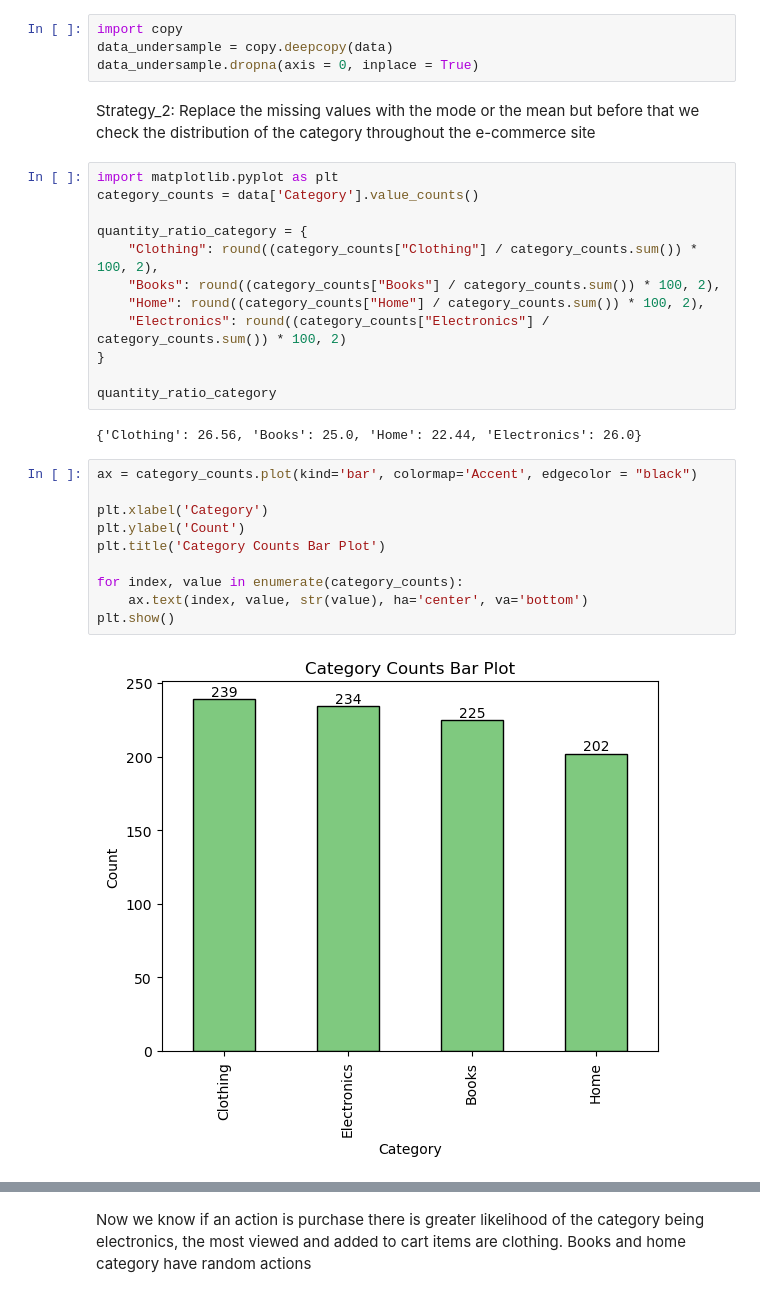
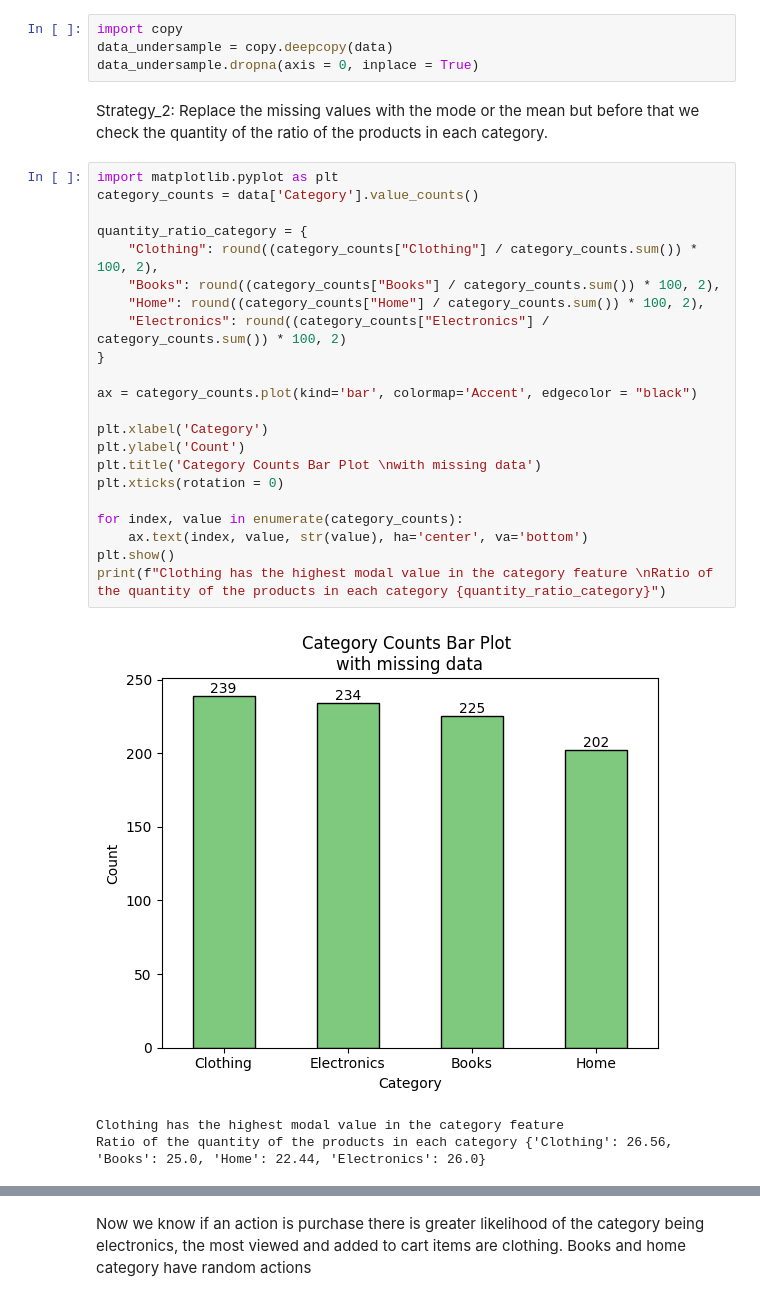
Before and after one commit to afsarahannan/AI_Assignments, a Jupyter notebook: Assignment_2.ipynb, the cells around one changed output, grey strips where cells are left out. Cells and saved outputs as stored; diff of their text form.

```diff
--- a/Assignment_2.ipynb
+++ b/Assignment_2.ipynb
@@ -80,31 +96,31 @@ import copy
 data_undersample = copy.deepcopy(data)
 data_undersample.dropna(axis = 0, inplace = True)
 # %% [markdown]
-Strategy_2: Replace the missing values with the mode or the mean but before that we check the distribution of the category throughout the e-commerce site
+Strategy_2: Replace the missing values with the mode or the mean but before that we check the quantity of the ratio of the products in each category.
 # %%
 import matplotlib.pyplot as plt
 category_counts = data['Category'].value_counts()
 
 quantity_ratio_category = {
     "Clothing": round((category_counts["Clothing"] / category_counts.sum()) * 100, 2),
     "Books": round((category_counts["Books"] / category_counts.sum()) * 100, 2),
     "Home": round((category_counts["Home"] / category_counts.sum()) * 100, 2),
     "Electronics": round((category_counts["Electronics"] / category_counts.sum()) * 100, 2)
 }
 
-quantity_ratio_category
+ax = category_counts.plot(kind='bar', colormap='Accent', edgecolor = "black")
+
+plt.xlabel('Category')
+plt.ylabel('Count')
+plt.title('Category Counts Bar Plot \nwith missing data')
+plt.xticks(rotation = 0)
+
+for index, value in enumerate(category_counts):
+    ax.text(index, value, str(value), ha='center', va='bottom')
+plt.show()
+print(f"Clothing has the highest modal value in the category feature \nRatio of the quantity of the products in each category {quantity_ratio_category}")
 # %% [output]
+[figure, added]
-{'Clothing': 26.56, 'Books': 25.0, 'Home': 22.44, 'Electronics': 26.0}
+Clothing has the highest modal value in the category feature
+Ratio of the quantity of the products in each category {'Clothing': 26.56, 'Books': 25.0, 'Home': 22.44, 'Electronics': 26.0}
-# %%
-ax = category_counts.plot(kind='bar', colormap='Accent', edgecolor = "black")
-
-plt.xlabel('Category')
-plt.ylabel('Count')
-plt.title('Category Counts Bar Plot')
-
-for index, value in enumerate(category_counts):
-    ax.text(index, value, str(value), ha='center', va='bottom')
-plt.show()
-# %% [output]
-[figure, removed]
 # %% [markdown]
```
Also changed, not shown: parts of 47 cells of this notebook, 1 other file.
